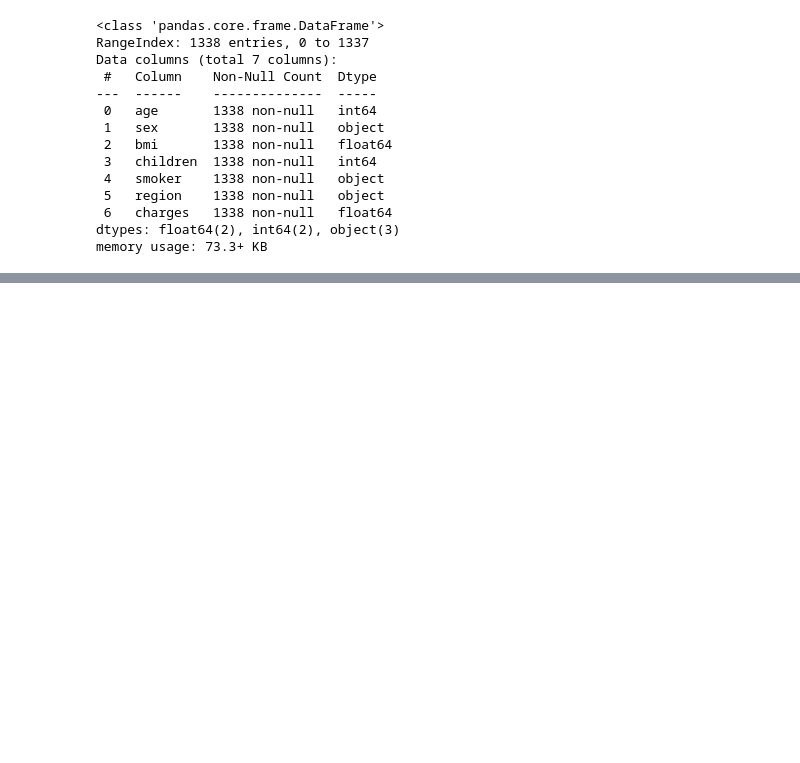
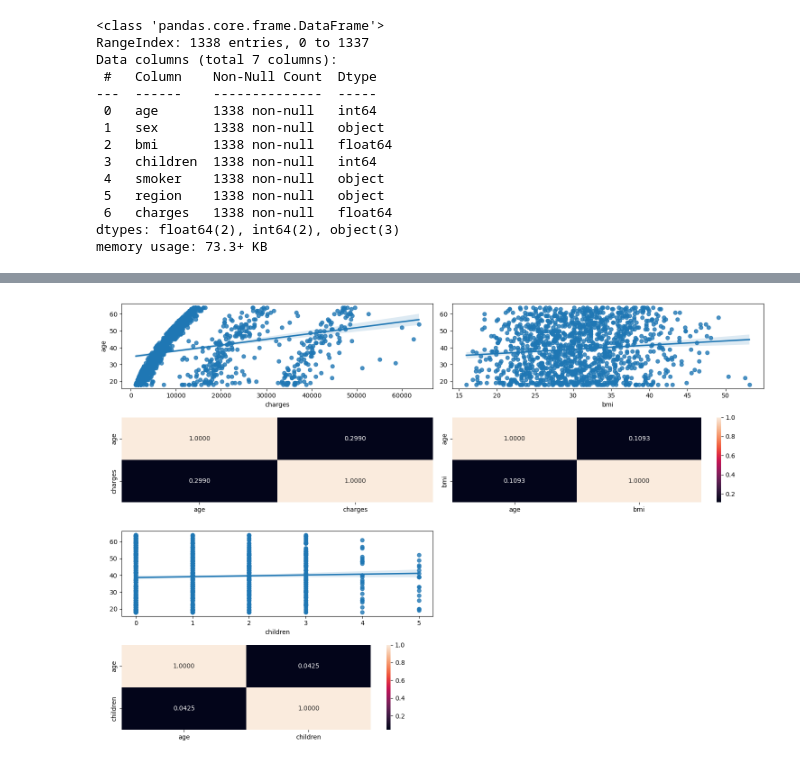
Before and after one commit to PazReumante/linear-regression-project-tutorial, a Jupyter notebook: explore.ipynb, the cells around one changed output, grey strips where cells are left out. Cells and saved outputs as stored; diff of their text form; code cells hidden in the pictures; blank space fills up the shorter version.

```diff
--- a/explore.ipynb
+++ b/explore.ipynb
@@ -31,0 +82,24 @@ memory usage: 73.3+ KB
+# %%
+# Creating the figures
+fig, axis = plt.subplots(4, 2, figsize = (15, 10))
+
+# Set axis labels
+sns.regplot(ax = axis[0, 0], data = df, x = "charges", y = "age")
+sns.heatmap(df[["age", "charges"]].corr(), annot = True, fmt = ".4f", ax = axis[1, 0], cbar = False)
+
+sns.regplot(ax = axis[0, 1], data = df, x = "bmi", y = "age").set(ylabel = None)
+sns.heatmap(df[["age", "bmi"]].corr(), annot = True, fmt = ".4f", ax = axis[1, 1])
+
+sns.regplot(ax = axis[2, 0], data = df, x = "children", y = "age").set(ylabel = None)
+sns.heatmap(df[["age", "children"]].corr(), annot = True, fmt = ".4f", ax = axis[3, 0]).set(ylabel = None)
+
+fig.delaxes(axis[2,1])
+fig.delaxes(axis[3,1])
+
+# Adjust layout
+plt.tight_layout()
+
+# Show the plot
+plt.show()
+# %% [output]
+[figure, added]
```
Also changed, not shown: parts of 21 cells of this notebook.
